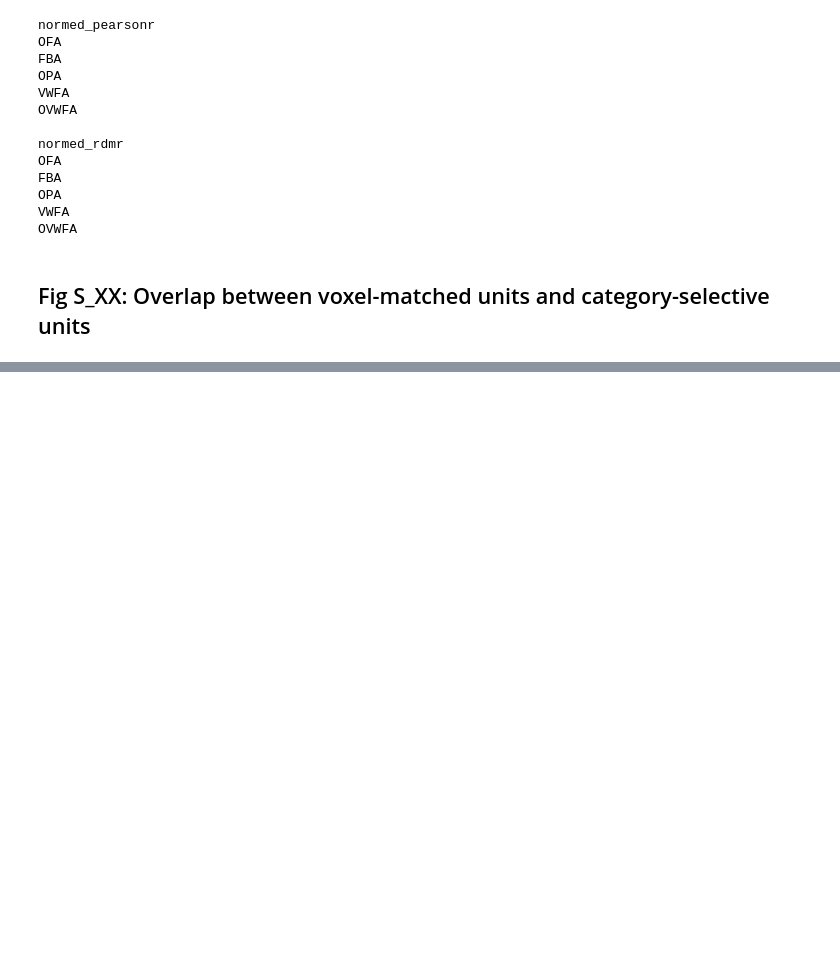
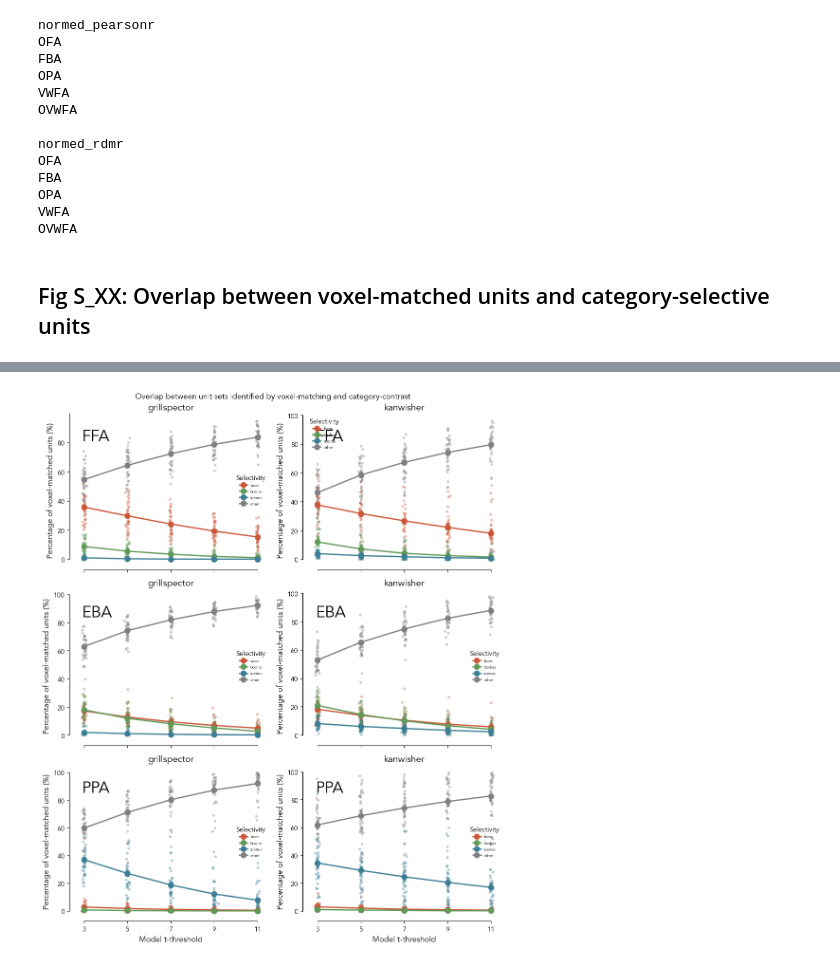
Before and after one commit to murtylab/comparing-category-selectivity, a Jupyter notebook: preprint/preprint_figs_section4.ipynb, the cells around one changed output, grey strips where cells are left out. Saved outputs shown, nothing was run; the diff lists cells and outputs as text; code cells hidden in the pictures; blank space fills up the shorter version.

Commit message:
section 4: added plots to check whether voxel-tuning matched units are category-selective

```diff
--- a/preprint/preprint_figs_section4.ipynb
+++ b/preprint/preprint_figs_section4.ipynb
@@ -2009,0 +1725,93 @@ plt.close()
+# %%
+# Plot
+savefig = False
+
+plot_dir = f'{PLOTS_DIR}/supplementary_figures'
+os.makedirs(plot_dir, exist_ok=True)
+
+category_colors = {
+    'ffa': '#cc5637', # f09678
+    'ppa': '#3b7e96', # a6d2e5
+    'eba': '#609958', # a7d6a1
+    # 'objects': '#808080',
+    'other': '#808080'
+}
+pref_category_dict = {
+    'ffa': 'faces',
+    'eba': 'bodies',
+    'ppa': 'scenes',
+    'other': 'other'
+}
+
+frois = ['FFA', 'EBA', 'PPA']
+model_tthresholds = [3.0, 5.0, 7.0, 9.0, 11.0]
+fmri_tthreshold = 7.0
+frois = ['FFA', 'EBA', 'PPA']
+model_localizers = ['grillspector', 'kanwisher']
+
+taskoptimized_model_names = ma.get_model_names(model_type='task_optimized')
+
+mask_overlap_results_csv = pd.read_csv(f'{RESULTS_DIR}/voxelmatched_categorycontrast_overlap.csv')
+
+# Plot line plots overlaid with scatters
+# x-axis = model_tthreshold
+# y-axis = percent_model_FFA/EBA/PPA/other (one line for each, color as defined in the category_colors dictionary)
+# For each, there are 35 models, so plot mean +- SEM as a big point and yerr (jitter the big points too), and also plot each individual model as a jittered scatter (small points)
+fig, axs = plt.subplots(len(frois), len(model_localizers), figsize=(10, 4 * len(frois)), sharex=True)
+
+if len(frois) == 1:
+    axs = [axs]
+
+categories = ['percent_model_FFA', 'percent_model_EBA', 'percent_model_PPA', 'percent_model_other']
+for fidx, froi in enumerate(frois):
+    for lidx, model_localizer in enumerate(model_localizers):
+        ax = axs[fidx, lidx] if len(model_localizers) > 1 else axs[fidx]
+        froi_mask_overlaps = mask_overlap_results_csv[
+            (mask_overlap_results_csv['froi'] == froi) &
+            (mask_overlap_results_csv['model_localizer'] == model_localizer)
+        ]
+
+        for category in categories:
+            category_name = category.replace('percent_model_', '')
+            color = category_colors.get(category_name.lower(), category_colors['other'])
+            category_label = pref_category_dict.get(category_name.lower(), category_name)
+
+            grouped = froi_mask_overlaps.groupby('model_tthreshold')[category].agg(['mean', 'sem']).reset_index()
+
+            for _, row in froi_mask_overlaps.iterrows():
+                x_jitter = row['model_tthreshold'] + np.random.normal(0, 0.04)
+                ax.scatter(x_jitter, row[category], s=10, alpha=0.3, color=color, zorder=1)
+
+            ax.plot(
+                grouped['model_tthreshold'], grouped['mean'], 'o-',
+                color=color, linewidth=2, markersize=8, label=category_label, zorder=3
+            )
+            ax.errorbar(
+                grouped['model_tthreshold'], grouped['mean'],
+                yerr=grouped['sem'], fmt='none', ecolor=color,
+                elinewidth=2, capsize=3, alpha=0.7, zorder=2
+            )
+
+        ax.text(0.05, 0.9, froi, transform=ax.transAxes, fontsize=24, verticalalignment='top')
+        ax.set_ylabel('Percentage of voxel-matched units (%)', fontsize=12)
+        ax.set_title(model_localizer, fontsize=14)
+        ax.legend(fontsize=6, title='Selectivity', frameon=False)
+        ax.spines['top'].set_visible(False)
+        ax.spines['right'].set_visible(False)
+        ax.spines['bottom'].set_bounds(3.0, 11.0)
+        ax.spines['left'].set_bounds(0, 100)
+        ax.spines['bottom'].set_position(('outward', 5))
+        ax.spines['left'].set_position(('outward', 5))
+        ax.set_xticks(model_tthresholds)
+
+for lidx in range(len(model_localizers)):
+    axs[-1, lidx].set_xlabel('Model t-threshold', fontsize=12)
+
+plt.suptitle('Overlap between unit sets identified by voxel-matching and category-contrast')
+plt.tight_layout()
+if savefig:
+    plt.savefig(f'{plot_dir}/figS_voxelmatch_categoryoverlap.pdf', dpi=300, bbox_inches='tight', transparent=True)
+plt.show()
+plt.close()
+# %% [output]
+[figure, added]
```
Also changed, not shown: parts of 4 cells of this notebook.
